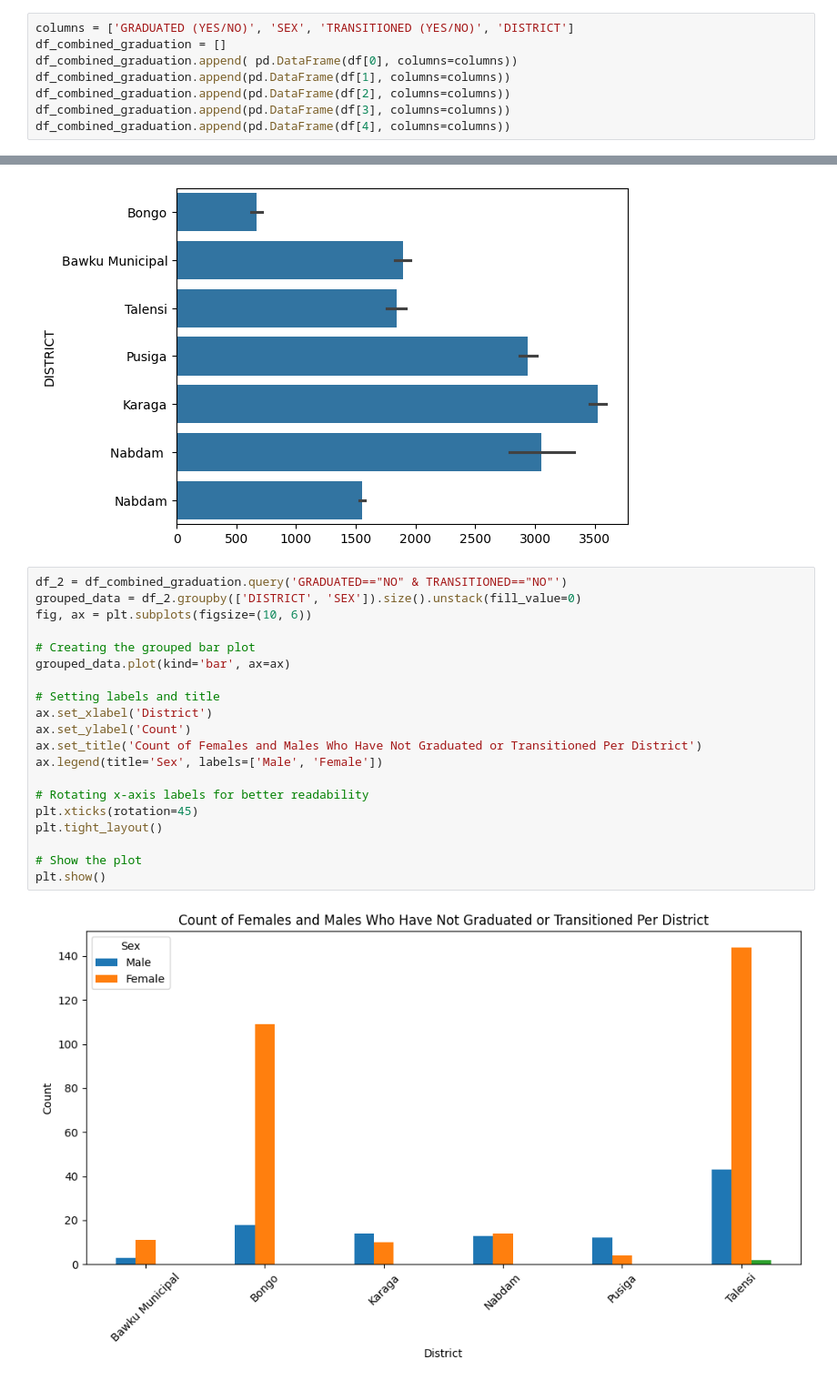
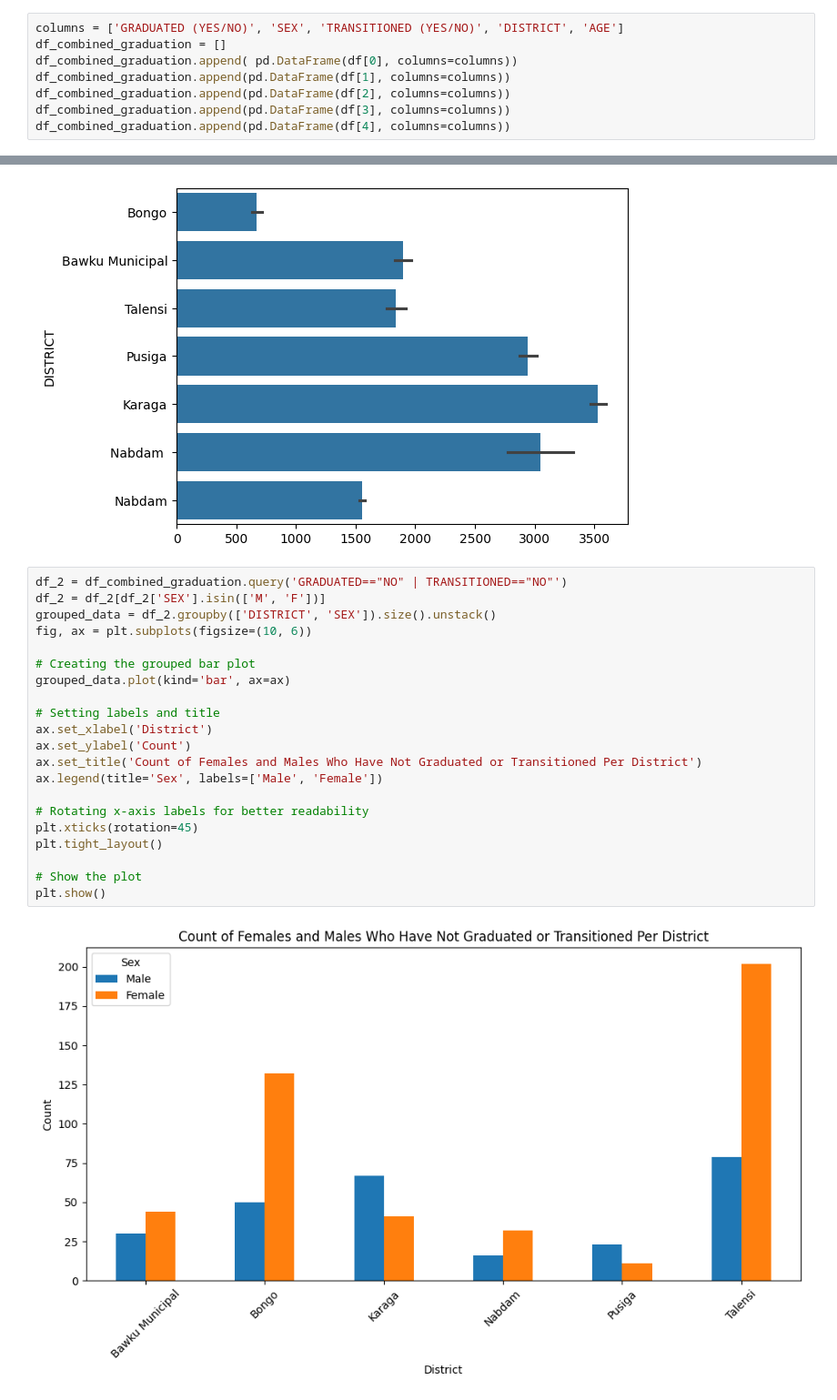
Before and after one commit to dfglondon24/Team-5, a Jupyter notebook: Bobby.ipynb, the cells around one changed output, grey strips where cells are left out. Shown at 91% size. Cells and saved outputs as stored; diff of their text form.

Commit message:
Done another visualisation

```diff
--- a/Bobby.ipynb
+++ b/Bobby.ipynb
@@ -170,7 +170,7 @@ df[0]['GRADUATED (YES/NO)']
 4899    YES
 Name: GRADUATED (YES/NO), Length: 4900, dtype: object
 # %%
-columns = ['GRADUATED (YES/NO)', 'SEX', 'TRANSITIONED (YES/NO)', 'DISTRICT']
+columns = ['GRADUATED (YES/NO)', 'SEX', 'TRANSITIONED (YES/NO)', 'DISTRICT', 'AGE']
 df_combined_graduation = []
 df_combined_graduation.append( pd.DataFrame(df[0], columns=columns))
 df_combined_graduation.append(pd.DataFrame(df[1], columns=columns))
@@ -249,24 +249,25 @@ sns.barplot(df_2['DISTRICT'])
 <Axes: ylabel='DISTRICT'>
 [figure]
 # %%
-df_2 = df_combined_graduation.query('GRADUATED=="NO" & TRANSITIONED=="NO"')
-grouped_data = df_2.groupby(['DISTRICT', 'SEX']).size().unstack(fill_value=0)
+df_2 = df_combined_graduation.query('GRADUATED=="NO" | TRANSITIONED=="NO"')
+df_2 = df_2[df_2['SEX'].isin(['M', 'F'])]
+grouped_data = df_2.groupby(['DISTRICT', 'SEX']).size().unstack()
 fig, ax = plt.subplots(figsize=(10, 6))
 
 # Creating the grouped bar plot
 grouped_data.plot(kind='bar', ax=ax)
 
 # Setting labels and title
 ax.set_xlabel('District')
 ax.set_ylabel('Count')
 ax.set_title('Count of Females and Males Who Have Not Graduated or Transitioned Per District')
 ax.legend(title='Sex', labels=['Male', 'Female'])
 
 # Rotating x-axis labels for better readability
 plt.xticks(rotation=45)
 plt.tight_layout()
 
 # Show the plot
 plt.show()
 # %% [output]
-[figure, old version]
+[figure, new version]
```
Also changed, not shown: parts of 2 cells of this notebook.
